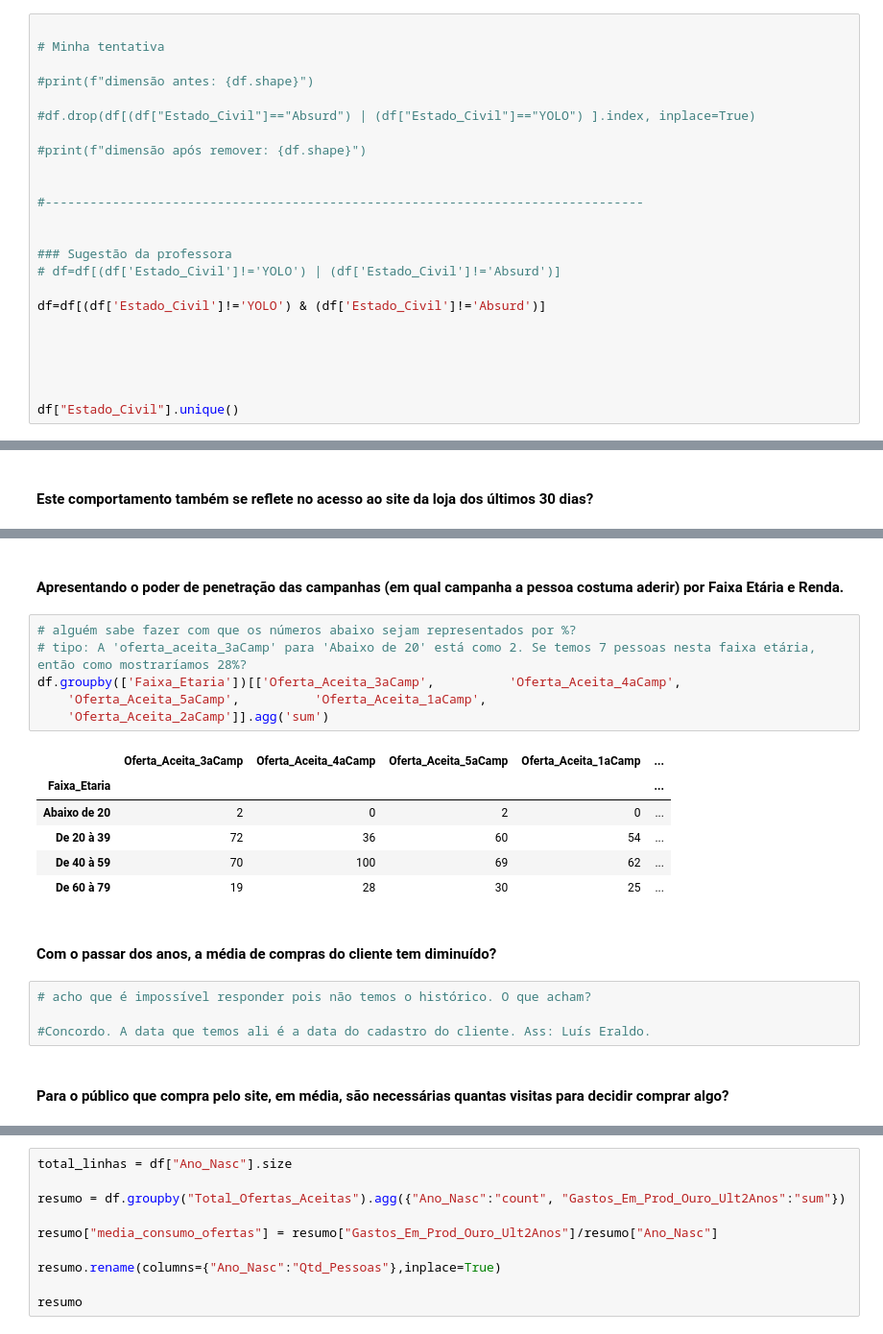
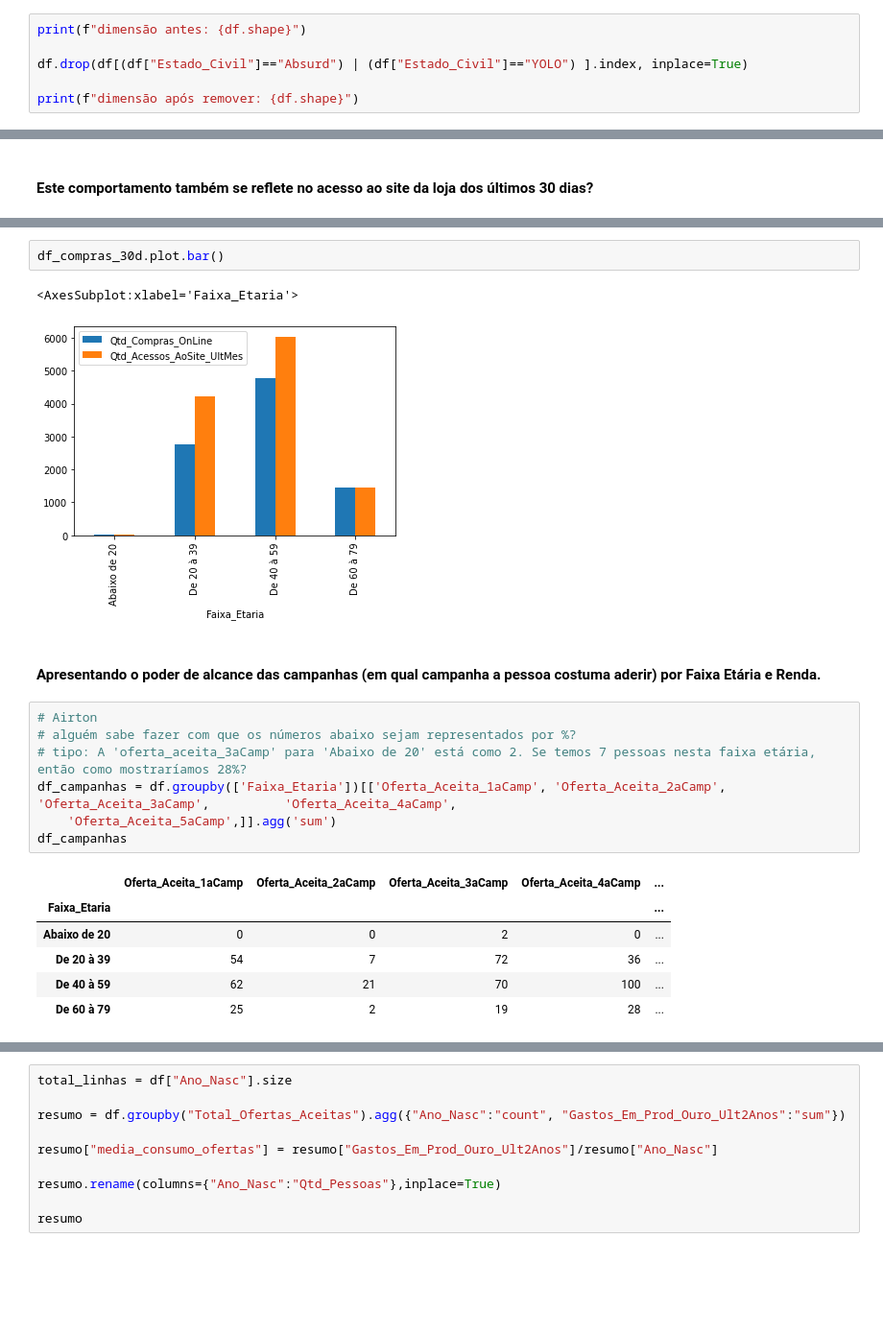
Before and after one commit to luiseraldo/Curso_DS_Degree, a Jupyter notebook: Projeto_Modulo_04/projeto_modulo_04.ipynb, the cells around one changed output, grey strips where cells are left out. Shown: that part at 96% size. Drawn from its saved outputs; the diff is of its cells as text; blank space fills up the shorter version.

```diff
--- a/Projeto_Modulo_04/projeto_modulo_04.ipynb
+++ b/Projeto_Modulo_04/projeto_modulo_04.ipynb
@@ -249,25 +242,7 @@ estado_civil
 # %%
+print(f"dimensão antes: {df.shape}")
 
-# Minha tentativa
+df.drop(df[(df["Estado_Civil"]=="Absurd") | (df["Estado_Civil"]=="YOLO") ].index, inplace=True)
 
-#print(f"dimensão antes: {df.shape}")
-
-#df.drop(df[(df["Estado_Civil"]=="Absurd") | (df["Estado_Civil"]=="YOLO") ].index, inplace=True)
-
-#print(f"dimensão após remover: {df.shape}")
-
-
-#--------------------------------------------------------------------------------
-
-
-### Sugestão da professora
-# df=df[(df['Estado_Civil']!='YOLO') | (df['Estado_Civil']!='Absurd')]
-
-df=df[(df['Estado_Civil']!='YOLO') & (df['Estado_Civil']!='Absurd')]
-
-
-
-
-
-df["Estado_Civil"].unique()
+print(f"dimensão após remover: {df.shape}")
 # %% [output]
@@ -473,26 +425,24 @@ df.groupby(['Faixa_Etaria'])[['Qtd_Compras_OnLine', 'Qtd_Acessos_AoSite_UltMes']
 | De 20 à 39 | 2764 | 4229 |
 | De 40 à 59 | 4782 | 6037 |
 | De 60 à 79 | 1462 | 1461 |
+# %%
+df_compras_30d.plot.bar()
+# %% [output]
+<AxesSubplot:xlabel='Faixa_Etaria'>
+[figure, added]
 # %% [markdown]
-#### Apresentando o poder de penetração das campanhas (em qual campanha a pessoa costuma aderir) por Faixa Etária e Renda.
+#### Apresentando o poder de alcance das campanhas (em qual campanha a pessoa costuma aderir) por Faixa Etária e Renda.
 # %%
+# Airton
 # alguém sabe fazer com que os números abaixo sejam representados por %?
 # tipo: A 'oferta_aceita_3aCamp' para 'Abaixo de 20' está como 2. Se temos 7 pessoas nesta faixa etária, então como mostraríamos 28%?
-df.groupby(['Faixa_Etaria'])[['Oferta_Aceita_3aCamp',          'Oferta_Aceita_4aCamp',
-    'Oferta_Aceita_5aCamp',          'Oferta_Aceita_1aCamp',
-    'Oferta_Aceita_2aCamp']].agg('sum')
+df_campanhas = df.groupby(['Faixa_Etaria'])[['Oferta_Aceita_1aCamp', 'Oferta_Aceita_2aCamp', 'Oferta_Aceita_3aCamp',          'Oferta_Aceita_4aCamp',
+    'Oferta_Aceita_5aCamp',]].agg('sum')
+df_campanhas
 # %% [output]
-|  | Oferta_Aceita_3aCamp | Oferta_Aceita_4aCamp | Oferta_Aceita_5aCamp | Oferta_Aceita_1aCamp | ... |
+|  | Oferta_Aceita_1aCamp | Oferta_Aceita_2aCamp | Oferta_Aceita_3aCamp | Oferta_Aceita_4aCamp | ... |
 | Faixa_Etaria |  |  |  |  | ... |
-| Abaixo de 20 | 2 | 0 | 2 | 0 | ... |
-| De 20 à 39 | 72 | 36 | 60 | 54 | ... |
-| De 40 à 59 | 70 | 100 | 69 | 62 | ... |
-| De 60 à 79 | 19 | 28 | 30 | 25 | ... |
+| Abaixo de 20 | 0 | 0 | 2 | 0 | ... |
+| De 20 à 39 | 54 | 7 | 72 | 36 | ... |
+| De 40 à 59 | 62 | 21 | 70 | 100 | ... |
+| De 60 à 79 | 25 | 2 | 19 | 28 | ... |
-# %% [markdown]
-#### Com o passar dos anos, a média de compras do cliente tem diminuído?
-# %%
-# acho que é impossível responder pois não temos o histórico. O que acham?
-
-#Concordo. A data que temos ali é a data do cadastro do cliente. Ass: Luís Eraldo.
-# %% [markdown]
-#### Para o público que compra pelo site, em média, são necessárias quantas visitas para decidir comprar algo?
```
Also changed, not shown: parts of 33 cells of this notebook.
